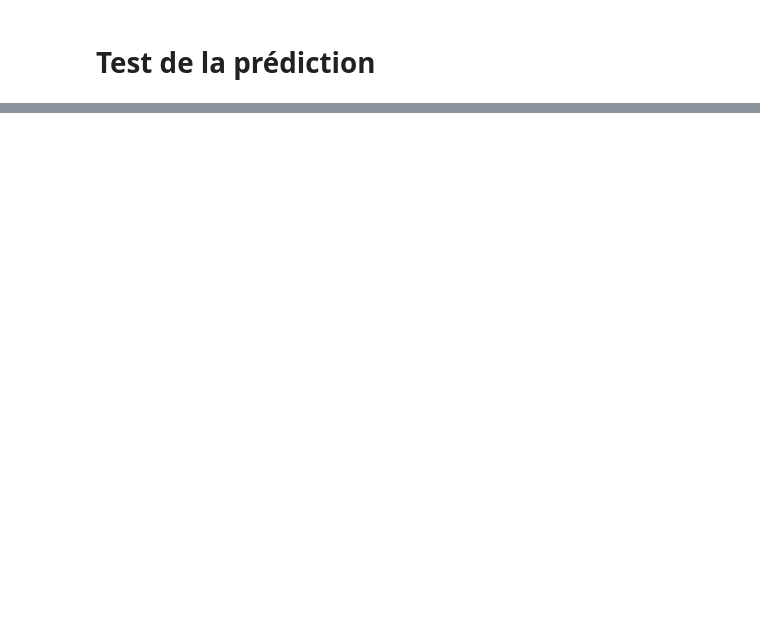
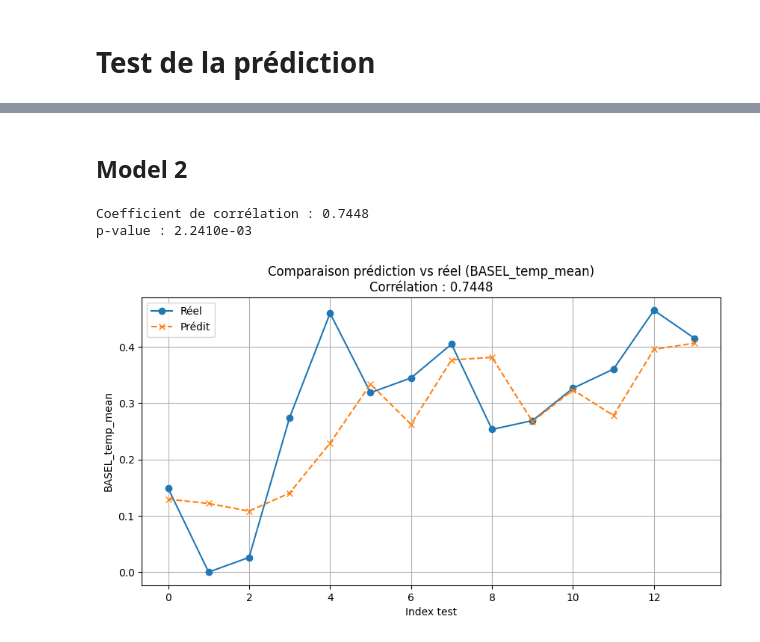
Before and after one commit to redragon57/Projet-machine-learning-Pro, a Jupyter notebook: DeepWeather/Main.ipynb, the cells around one changed output, grey strips where cells are left out. Saved outputs shown, nothing was run; the diff lists cells and outputs as text; code cells hidden in the pictures; blank space fills up the shorter version.

Commit message:
Tentative d'amélioration et d'automatisation du choix des hyperparamètres pour être le plus efficient

```diff
--- a/DeepWeather/Main.ipynb
+++ b/DeepWeather/Main.ipynb
@@ -177,0 +283,2 @@ Epoch 20/20, Loss=0.0015
+# %%
+model_2 = train_lstm_model_2(train_loader, hidden_dim=256, num_layers=10)
@@ -207,0 +348,34 @@ p-value : 3.5111e-04
+# %% [markdown]
+## Model 2
+# %%
+model_2.eval()
+preds, reals = [], []
+with torch.no_grad():
+    for X, y in test_loader:
+        pred = model_2(X)
+        preds.extend(pred.cpu().numpy().flatten().tolist())  # <- extend et flatten
+        reals.extend(y.cpu().numpy().flatten().tolist())     # <- idem
+
+# Supposons que preds et reals sont déjà des listes aplaties comme avant
+preds_array = np.array(preds)
+reals_array = np.array(reals)
+
+# Coefficient de corrélation de Pearson
+corr_coef, p_value = pearsonr(reals_array, preds_array)
+print(f"Coefficient de corrélation : {corr_coef:.4f}")
+print(f"p-value : {p_value:.4e}")
+
+# Graphique pour visualiser
+plt.figure(figsize=(10,5))
+plt.plot(range(len(reals_array)), reals_array, label="Réel", marker="o")
+plt.plot(range(len(preds_array)), preds_array, label="Prédit", marker="x", linestyle="--")
+plt.title(f"Comparaison prédiction vs réel ({target_col})\nCorrélation : {corr_coef:.4f}")
+plt.xlabel("Index test")
+plt.ylabel(target_col)
+plt.legend()
+plt.grid(True)
+plt.show()
+# %% [output]
+Coefficient de corrélation : 0.7448
+p-value : 2.2410e-03
+[figure, added]
```
Also changed, not shown: parts of 24 cells of this notebook.
